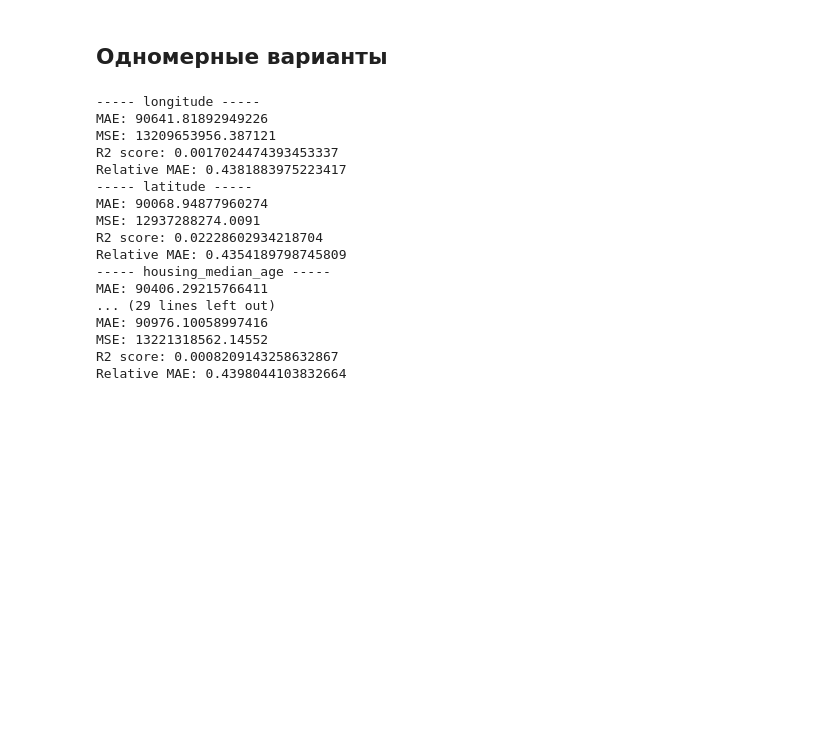
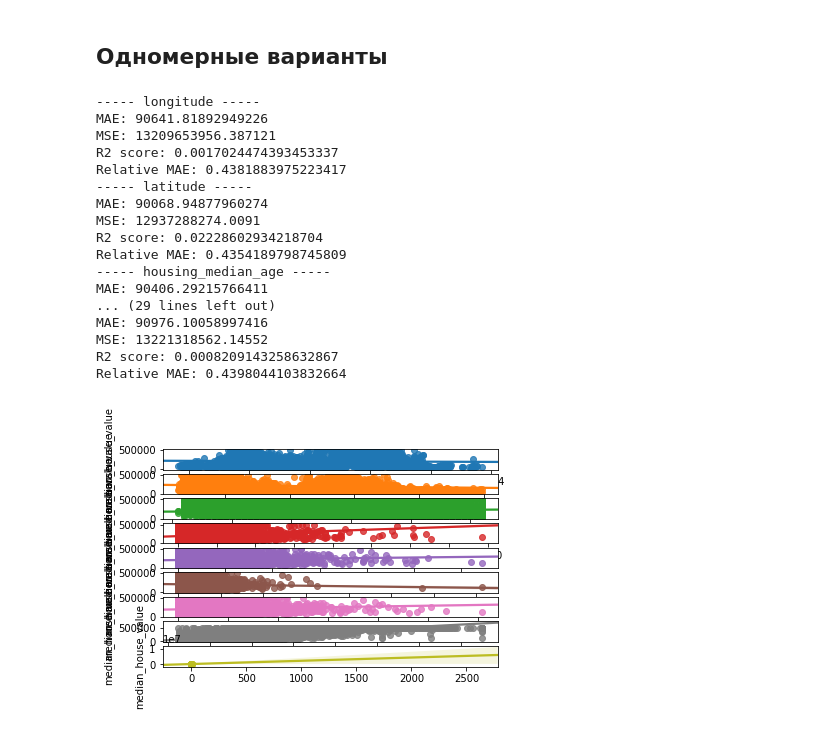
Before and after one commit to DmitriyVahrushev/ds_inno_abdt, a Jupyter notebook: homework_6/linear_regression.ipynb, the cells around one changed output. Saved outputs shown, nothing was run; the diff lists cells and outputs as text; code cells hidden in the pictures; blank space fills up the shorter version.

Commit message:
add plots

```diff
--- a/homework_6/linear_regression.ipynb
+++ b/homework_6/linear_regression.ipynb
@@ -157,31 +158,36 @@ def print_metrics(y_test, preds):
 y_colname = "median_house_value"
 
 X_cols = data.loc[:, data.columns != y_colname].columns
-for x_colname in X_cols:
+
+fig, axs = plt.subplots(len(X_cols))
+
+for i, x_colname in enumerate(X_cols):
     X = data.loc[:, x_colname].values.reshape(-1, 1)
     y = data[y_colname]
     X_train, X_test, y_train, y_test = train_test_split(X, y, random_state = 42, shuffle = True, test_size = 0.25)
 
     model = LinearRegression(normalize = True)
     model.fit(X_train, y_train)
     preds = model.predict(X_test)
     print("-----", x_colname, "-----")
     print_metrics(y_test, preds)
+    sns.regplot(X_train.flatten(), y_train, fit_reg = True, ax=axs[i])
 # %% [output]
 ----- longitude -----
 MAE: 90641.81892949226
 MSE: 13209653956.387121
 R2 score: 0.0017024474393453337
 Relative MAE: 0.4381883975223417
 ----- latitude -----
 MAE: 90068.94877960274
 MSE: 12937288274.0091
 R2 score: 0.02228602934218704
 Relative MAE: 0.4354189798745809
 ----- housing_median_age -----
 MAE: 90406.29215766411
 ... (29 lines left out)
 MAE: 90976.10058997416
 MSE: 13221318562.14552
 R2 score: 0.0008209143258632867
 Relative MAE: 0.4398044103832664
+[figure, added]
```
Also changed, not shown: parts of 1 cell of this notebook.
